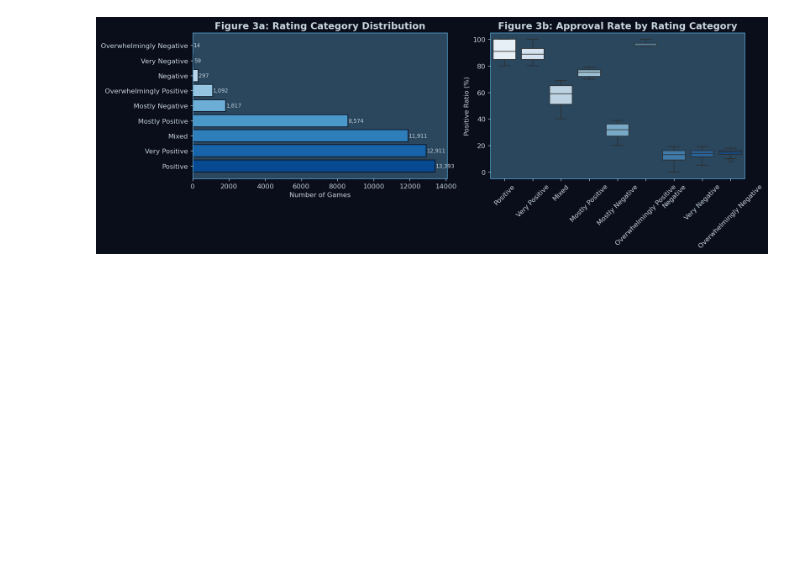
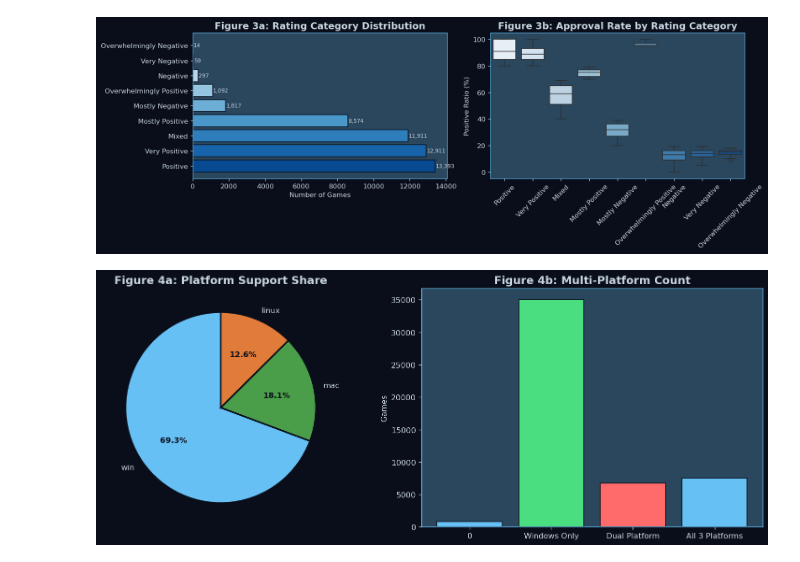
Before and after one commit to keshabbhattarai126/GamesRecommendationOnSteam, a Jupyter notebook: steam_game_recommender.ipynb, the cells around one changed output. Drawn from its saved outputs; the diff is of its cells as text; code cells hidden in the pictures; blank space fills up the shorter version.

Commit message:
platform support analysis

```diff
--- a/steam_game_recommender.ipynb
+++ b/steam_game_recommender.ipynb
@@ -200,3 +200,30 @@ plt.savefig('fig03_rating_analysis.png', bbox_inches='tight')
 plt.show()
 # %% [output]
 [figure]
+# %%
+# ── Figure 4: Platform Support ──
+fig, axes = plt.subplots(1,2,figsize=(13,5))
+if plat_cols:
+    plat_data = games[plat_cols].sum()
+    wedges,texts,autotexts = axes[0].pie(
+        plat_data, labels=plat_data.index, autopct='%1.1f%%',
+        colors=[STEAM_BLUE,'#4a9e4a','#e07b39'],
+        startangle=90, wedgeprops={'edgecolor':STEAM_DARK,'linewidth':2}
+    )
+    for t in autotexts: t.set_color(STEAM_DARK); t.set_fontweight('bold')
+axes[0].set_title('Figure 4a: Platform Support Share')
+
+if len(plat_cols)==3:
+    games['num_platforms'] = games[plat_cols].sum(axis=1)
+    plat_dist = games['num_platforms'].value_counts().sort_index()
+    label_map = {1:'Windows Only', 2:'Dual Platform', 3:'All 3 Platforms'}
+    axes[1].bar([label_map.get(i,str(i)) for i in plat_dist.index], plat_dist.values,
+                color=[STEAM_BLUE,STEAM_GREEN,'#ff6b6b'], edgecolor=STEAM_DARK)
+    axes[1].set_title('Figure 4b: Multi-Platform Count')
+    axes[1].set_ylabel('Games')
+
+plt.tight_layout()
+plt.savefig('fig04_platform_analysis.png', bbox_inches='tight')
+plt.show()
+# %% [output]
+[figure, added]
```
